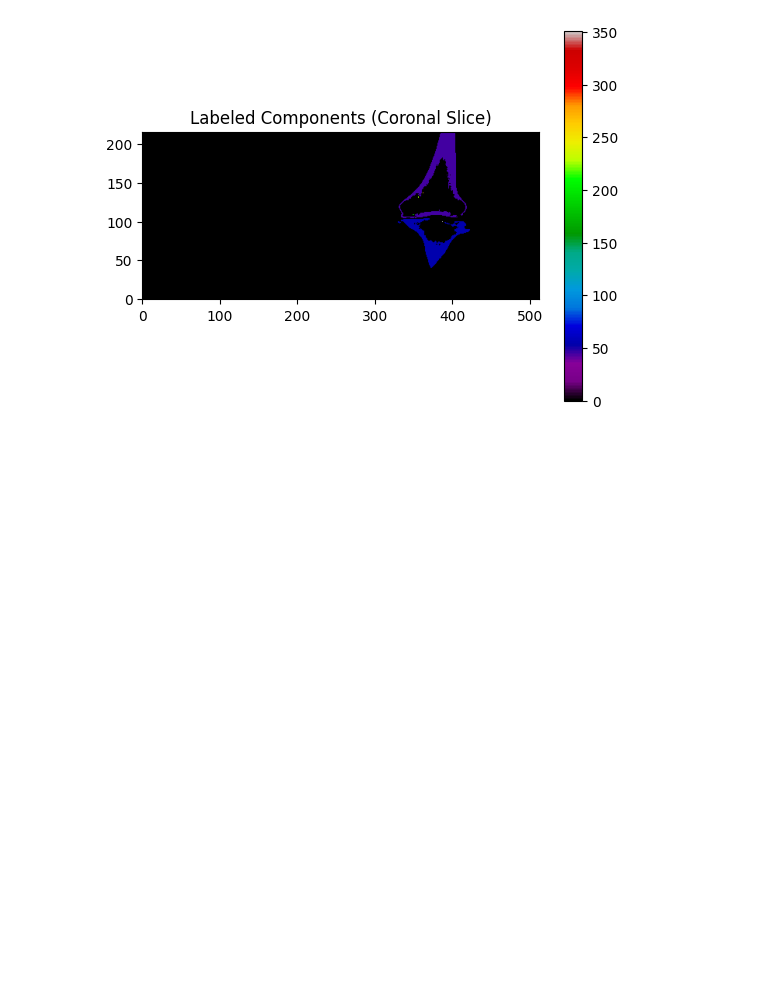
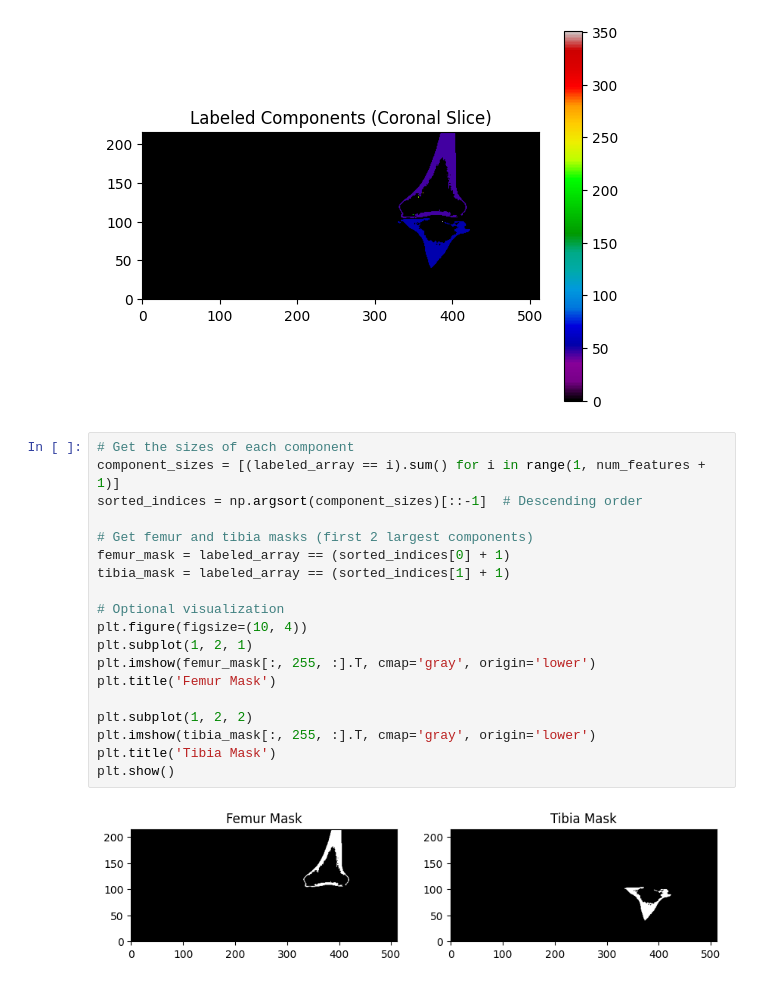
Before and after one commit to Aakriti555/Nammi-assignment, a Jupyter notebook: left_knee_Bone_Segementation.ipynb, the cells around one changed output. Drawn from its saved outputs; the diff is of its cells as text; blank space fills up the shorter version.

```diff
--- a/left_knee_Bone_Segementation.ipynb
+++ b/left_knee_Bone_Segementation.ipynb
@@ -141,3 +141,24 @@ plt.show()
 # %% [output]
 Found 511 connected components.
 [figure]
+# %%
+# Get the sizes of each component
+component_sizes = [(labeled_array == i).sum() for i in range(1, num_features + 1)]
+sorted_indices = np.argsort(component_sizes)[::-1]  # Descending order
+
+# Get femur and tibia masks (first 2 largest components)
+femur_mask = labeled_array == (sorted_indices[0] + 1)
+tibia_mask = labeled_array == (sorted_indices[1] + 1)
+
+# Optional visualization
+plt.figure(figsize=(10, 4))
+plt.subplot(1, 2, 1)
+plt.imshow(femur_mask[:, 255, :].T, cmap='gray', origin='lower')
+plt.title('Femur Mask')
+
+plt.subplot(1, 2, 2)
+plt.imshow(tibia_mask[:, 255, :].T, cmap='gray', origin='lower')
+plt.title('Tibia Mask')
+plt.show()
+# %% [output]
+[figure, added]
```
